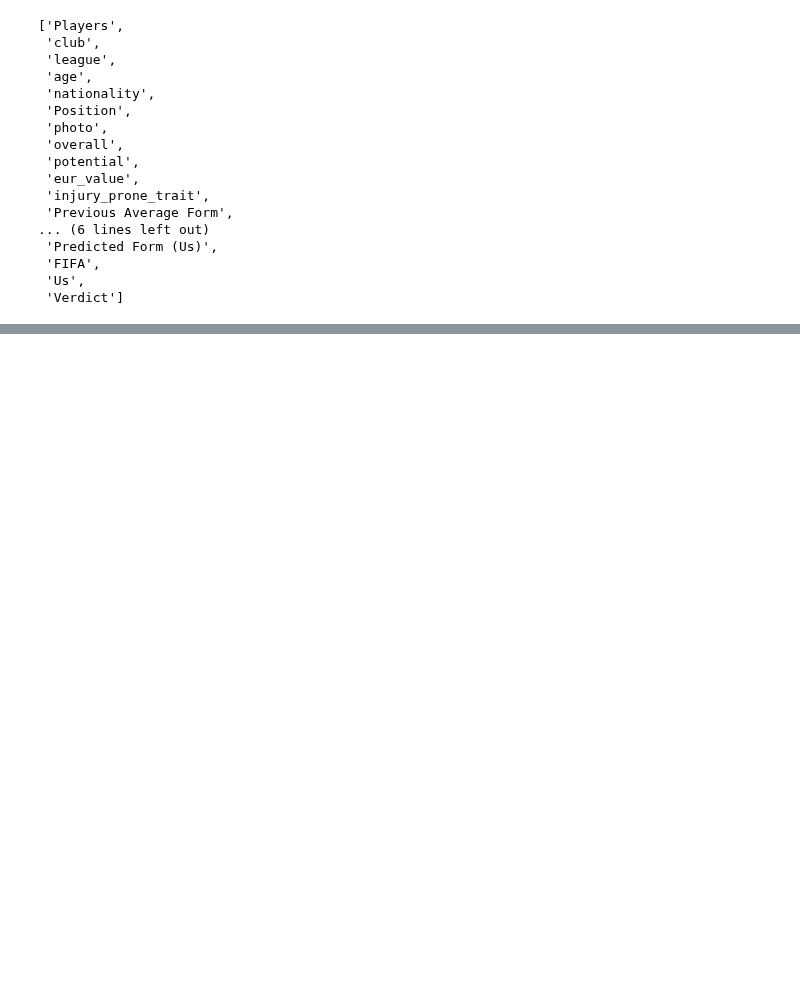
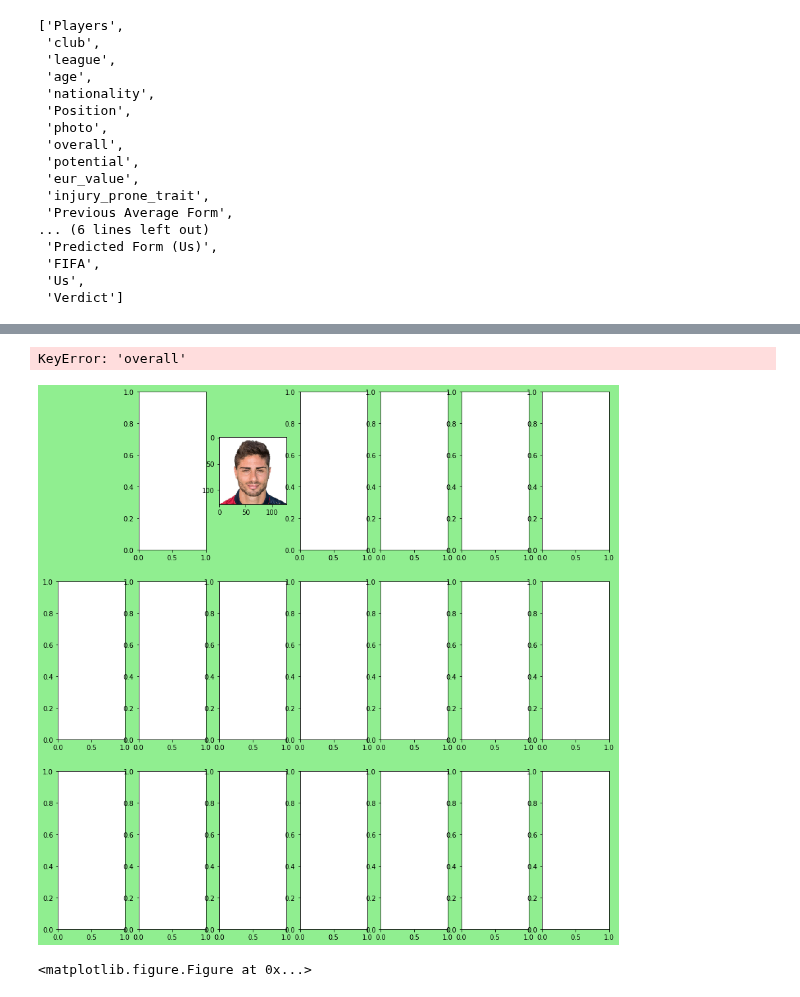
Before and after one commit to markkennedy3/Fifa-vs-Real-Life, a Jupyter notebook: notebooks/analysis/500_RQ1_Analysis.ipynb, the cells around one changed output, grey strips where cells are left out. Drawn from its saved outputs; the diff is of its cells as text; code cells hidden in the pictures; blank space fills up the shorter version.

```diff
--- a/notebooks/analysis/500_RQ1_Analysis.ipynb
+++ b/notebooks/analysis/500_RQ1_Analysis.ipynb
@@ -982,0 +984,6 @@ overrated_players
+# %%
+overrated_players= overrated_players.reset_index()
+overrated_players= overrated_players.drop('index',1)
+overrated_players['Form'] = overrated_players['Form'].astype(float)
+overrated_players['Form'] = overrated_players['Form'].round(2)
+overrated_players['photo'] = overrated_players['photo'].replace('/18/','/1x/18/', regex=True)
@@ -982,0 +1004,72 @@ overrated_players
+# %%
+JoinedOverratedImages = overrated_players['photo'].as_matrix()
+
+DF1 = mpimg.imread(JoinedOverratedImages[0])
+DF2 = mpimg.imread(JoinedOverratedImages[1])
+DF3 = mpimg.imread(JoinedOverratedImages[2])
+DF4 = mpimg.imread(JoinedOverratedImages[3])
+MD1 = mpimg.imread(JoinedOverratedImages[4])
+MD2 = mpimg.imread(JoinedOverratedImages[5])
+MD3 = mpimg.imread(JoinedOverratedImages[6])
+MD4 = mpimg.imread(JoinedOverratedImages[7])
+FW1 = mpimg.imread(JoinedOverratedImages[8])
+FW2 = mpimg.imread(JoinedOverratedImages[9])
+# %%
+f, axarr = plt.subplots(3,7,figsize=(15,15),facecolor='lightgreen')
+fig = plt.figure()
+axarr[0,0].set_visible(False)
+
+
+axarr[0,2].imshow(DF1)
+axarr[0,2].set_title(overrated_players['Players'].loc[0] + '\n' +  ' FIFA Overall: ' + overrated_players['overall'].loc[0])
+axarr[0,2].axis('off')
+
+
+axarr[0,3].imshow(DF2)
+axarr[0,3].set_title(overrated_players['Players'].loc[1] + '\n'  + ' FIFA Overall: ' + overrated_players['overall'].loc[2])
+axarr[0,3].axis('off')
+
+
+axarr[0,5].imshow(DF3)
+axarr[0,5].set_title(overrated_players['Players'].loc[2] + '\n' +   ' FIFA Overall: ' + overrated_players['overall'].loc[2])
+axarr[0,5].axis('off')
+
+
+axarr[0,6].imshow(DF4)
+axarr[0,6].set_title(overrated_players['Players'].loc[3] + '\n'  + ' FIFA Overall: ' + overrated_players['overall'].loc[3])
+axarr[0,6].axis('off')
+
+
+axarr[1,2].imshow(MD1)
+axarr[1,2].set_title(overrated_players['Players'].loc[4] + '\n'  + ' FIFA Overall: ' + overrated_players['overall'].loc[4])
+axarr[1,2].axis('off')
+
+
+axarr[1,3].imshow(MD2)
+axarr[1,3].set_title(overrated_players['Players'].loc[5] + '\n'  + ' FIFA Overall: ' + overrated_players['overall'].loc[5])
+axarr[1,3].axis('off')
+
+
+axarr[1,5].imshow(MD3)
+axarr[1,5].set_title(overrated_players['Players'].loc[6] + '\n' )
+axarr[1,5].axis('off')
+
+
+axarr[1,6].imshow(MD4)
+axarr[1,6].set_title(overrated_players['Players'].loc[7] + '\n' + ' FIFA Overall: ' + overrated_players['overall'].loc[7])
+axarr[1,6].axis('off')
+
+
+axarr[2,3].imshow(FW1)
+axarr[2,3].set_title(overrated_players['Players'].loc[8] + '\n' + ' FIFA Overall: ' + overrated_players['overall'].loc[8])
+axarr[2,3].axis('off')
+
+axarr[2,5].imshow(FW2)
+axarr[2,5].set_title(overrated_players['Players'].loc[9] + '\n' + ' FIFA Overall: ' + overrated_players['overall'].loc[9])
+axarr[2,5].axis('off')
+
+f.savefig('../../data/analysis/overratedxi.png')
+# %% [output]
+KeyError: 'overall'
+[figure, added]
+<matplotlib.figure.Figure at 0x...>
```
Also changed, not shown: parts of 5 cells of this notebook.
